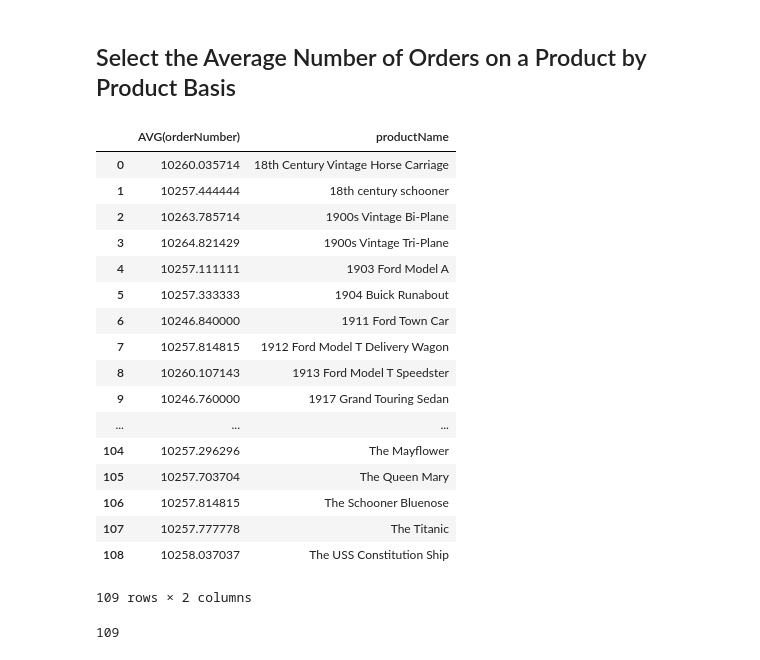
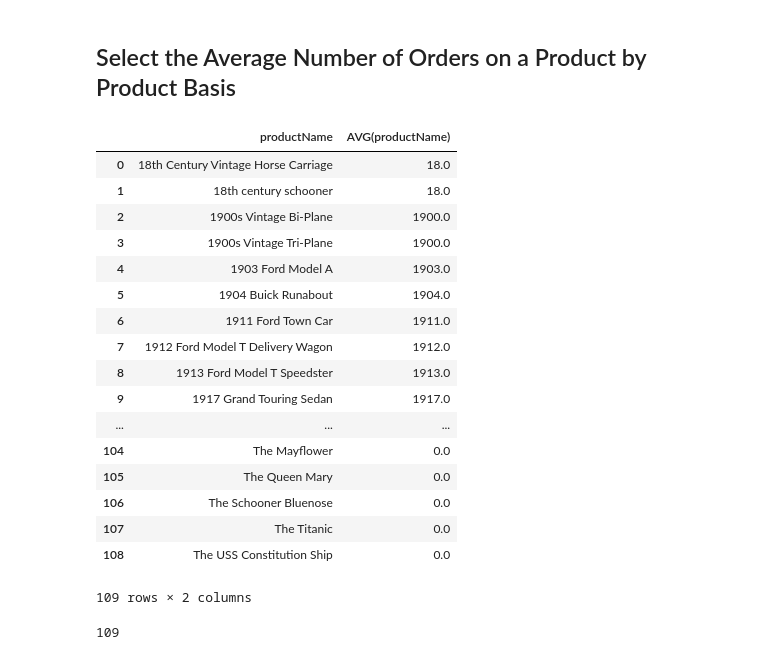
Before and after one commit to zaborowm/dsc-sql-subqueries-lab-nyc-ds-career-042219, a Jupyter notebook: index.ipynb, the cells around one changed output. Drawn from its saved outputs; the diff is of its cells as text; code cells hidden in the pictures.

```diff
--- a/index.ipynb
+++ b/index.ipynb
@@ -33,30 +33,30 @@ import pandas as pd
 # %%
 c.execute("""select productName, AVG(productName)
              from products
              join orderdetails using(productCode)
-             join orders using(orderN)
-             group by 2;""")
+             join orders using(orderNumber)
+             group by 1;""")
 df = pd.DataFrame(c.fetchall())
 df.columns = [x[0] for x in c.description]
 df
 # %% [output]
-|  | AVG(orderNumber) | productName |
-| 0 | 10260.035714 | 18th Century Vintage Horse Carriage |
-| 1 | 10257.444444 | 18th century schooner |
-| 2 | 10263.785714 | 1900s Vintage Bi-Plane |
-| 3 | 10264.821429 | 1900s Vintage Tri-Plane |
-| 4 | 10257.111111 | 1903 Ford Model A |
-| 5 | 10257.333333 | 1904 Buick Runabout |
-| 6 | 10246.840000 | 1911 Ford Town Car |
-| 7 | 10257.814815 | 1912 Ford Model T Delivery Wagon |
-| 8 | 10260.107143 | 1913 Ford Model T Speedster |
-| 9 | 10246.760000 | 1917 Grand Touring Sedan |
+|  | productName | AVG(productName) |
+| 0 | 18th Century Vintage Horse Carriage | 18.0 |
+| 1 | 18th century schooner | 18.0 |
+| 2 | 1900s Vintage Bi-Plane | 1900.0 |
+| 3 | 1900s Vintage Tri-Plane | 1900.0 |
+| 4 | 1903 Ford Model A | 1903.0 |
+| 5 | 1904 Buick Runabout | 1904.0 |
+| 6 | 1911 Ford Town Car | 1911.0 |
+| 7 | 1912 Ford Model T Delivery Wagon | 1912.0 |
+| 8 | 1913 Ford Model T Speedster | 1913.0 |
+| 9 | 1917 Grand Touring Sedan | 1917.0 |
 | ... | ... | ... |
-| 104 | 10257.296296 | The Mayflower |
-| 105 | 10257.703704 | The Queen Mary |
-| 106 | 10257.814815 | The Schooner Bluenose |
-| 107 | 10257.777778 | The Titanic |
-| 108 | 10258.037037 | The USS Constitution Ship |
+| 104 | The Mayflower | 0.0 |
+| 105 | The Queen Mary | 0.0 |
+| 106 | The Schooner Bluenose | 0.0 |
+| 107 | The Titanic | 0.0 |
+| 108 | The USS Constitution Ship | 0.0 |
 109 rows × 2 columns
 # %%
 #Your code here; use a subquery. No join will be necessary.
```
